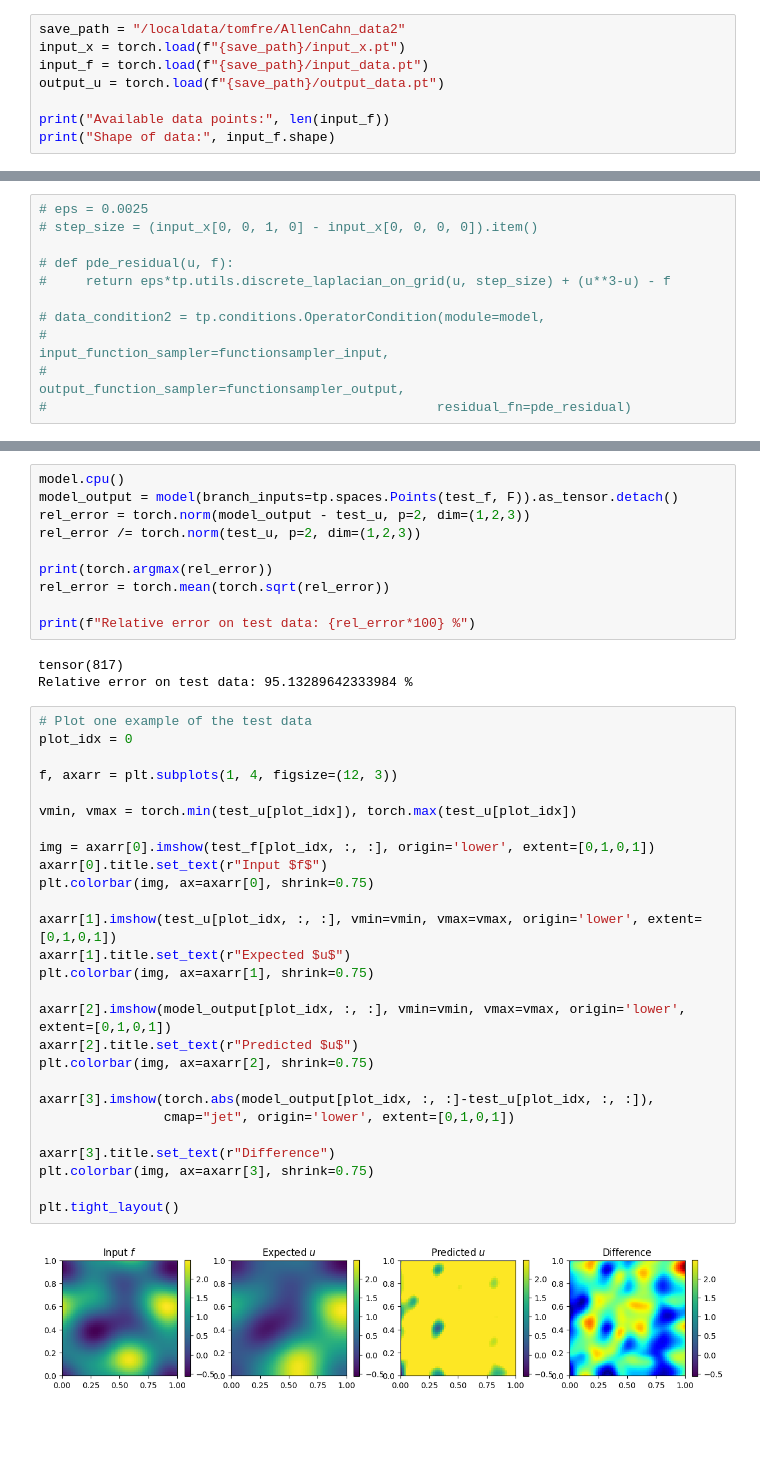
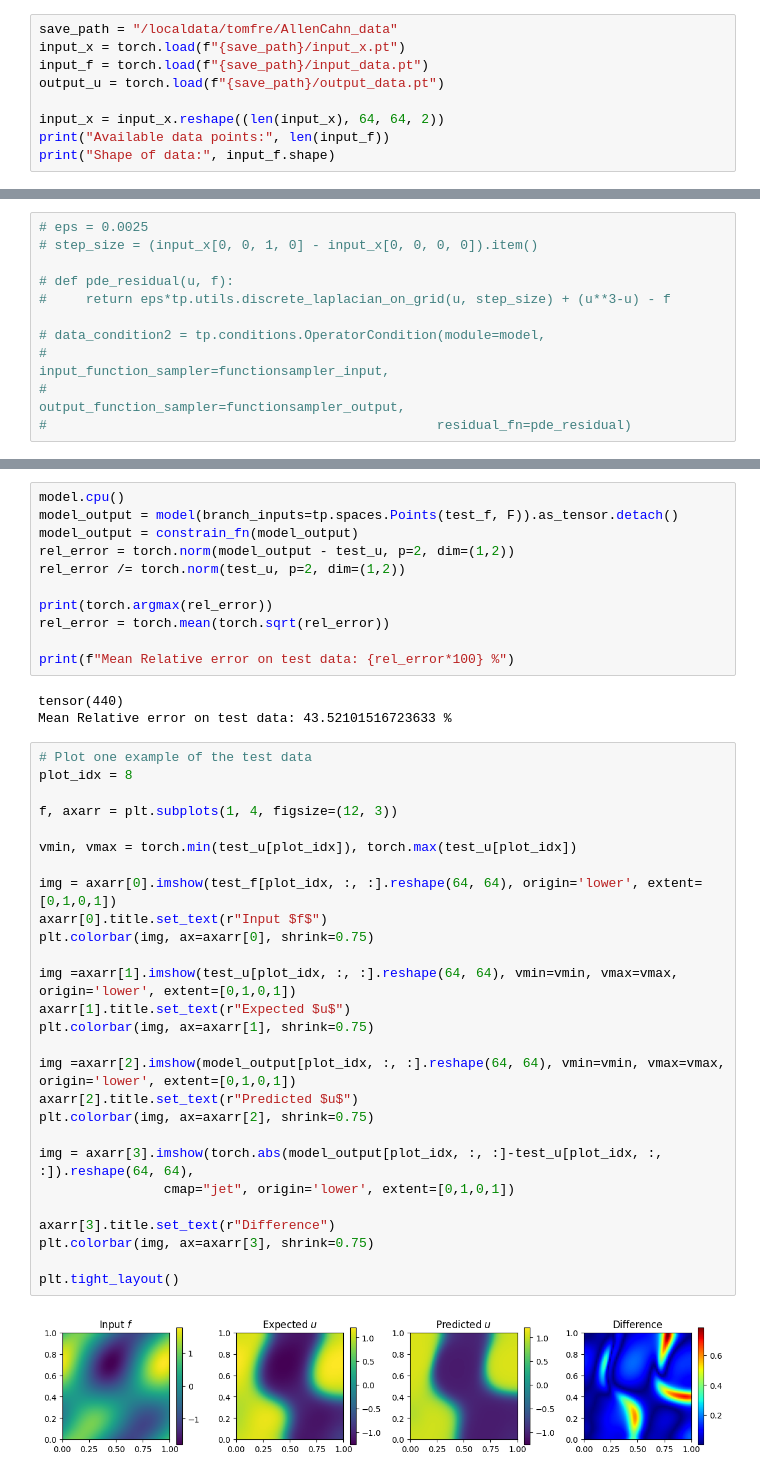
Before and after one commit to TomF98/torchphysics, a Jupyter notebook: examples/Day1_Track2/DeepONet_2.ipynb, the cells around one changed output, grey strips where cells are left out. Drawn from its saved outputs; the diff is of its cells as text; blank space fills up the shorter version.

Commit message:
Fix typos
Signed-off-by: Tom Freudenberg <tomfre@uni-bremen.de>

```diff
--- a/examples/Day1_Track2/DeepONet_2.ipynb
+++ b/examples/Day1_Track2/DeepONet_2.ipynb
@@ -19,9 +19,10 @@ os.environ["CUDA_VISIBLE_DEVICES"] = "4"
 # %%
-save_path = "/localdata/tomfre/AllenCahn_data2"
+save_path = "/localdata/tomfre/AllenCahn_data"
 input_x = torch.load(f"{save_path}/input_x.pt")
 input_f = torch.load(f"{save_path}/input_data.pt")
 output_u = torch.load(f"{save_path}/output_data.pt")
 
+input_x = input_x.reshape((len(input_x), 64, 64, 2))
 print("Available data points:", len(input_f))
 print("Shape of data:", input_f.shape)
 # %% [output]
@@ -171,42 +169,43 @@ LOCAL_RANK: 0 - CUDA_VISIBLE_DEVICES: [4]
 # %%
 model.cpu()
 model_output = model(branch_inputs=tp.spaces.Points(test_f, F)).as_tensor.detach()
-rel_error = torch.norm(model_output - test_u, p=2, dim=(1,2,3))
-rel_error /= torch.norm(test_u, p=2, dim=(1,2,3))
+model_output = constrain_fn(model_output)
+rel_error = torch.norm(model_output - test_u, p=2, dim=(1,2))
+rel_error /= torch.norm(test_u, p=2, dim=(1,2))
 
 print(torch.argmax(rel_error))
 rel_error = torch.mean(torch.sqrt(rel_error))
 
-print(f"Relative error on test data: {rel_error*100} %")
+print(f"Mean Relative error on test data: {rel_error*100} %")
 # %% [output]
-tensor(817)
-Relative error on test data: 95.13289642333984 %
+tensor(440)
+Mean Relative error on test data: 43.52101516723633 %
 # %%
 # Plot one example of the test data
-plot_idx = 0
+plot_idx = 8
 
 f, axarr = plt.subplots(1, 4, figsize=(12, 3))
 
 vmin, vmax = torch.min(test_u[plot_idx]), torch.max(test_u[plot_idx])
 
-img = axarr[0].imshow(test_f[plot_idx, :, :], origin='lower', extent=[0,1,0,1])
+img = axarr[0].imshow(test_f[plot_idx, :, :].reshape(64, 64), origin='lower', extent=[0,1,0,1])
 axarr[0].title.set_text(r"Input $f$")
 plt.colorbar(img, ax=axarr[0], shrink=0.75)
 
-axarr[1].imshow(test_u[plot_idx, :, :], vmin=vmin, vmax=vmax, origin='lower', extent=[0,1,0,1])
+img =axarr[1].imshow(test_u[plot_idx, :, :].reshape(64, 64), vmin=vmin, vmax=vmax, origin='lower', extent=[0,1,0,1])
 axarr[1].title.set_text(r"Expected $u$")
 plt.colorbar(img, ax=axarr[1], shrink=0.75)
 
-axarr[2].imshow(model_output[plot_idx, :, :], vmin=vmin, vmax=vmax, origin='lower', extent=[0,1,0,1])
+img =axarr[2].imshow(model_output[plot_idx, :, :].reshape(64, 64), vmin=vmin, vmax=vmax, origin='lower', extent=[0,1,0,1])
 axarr[2].title.set_text(r"Predicted $u$")
 plt.colorbar(img, ax=axarr[2], shrink=0.75)
 
-axarr[3].imshow(torch.abs(model_output[plot_idx, :, :]-test_u[plot_idx, :, :]),
+img = axarr[3].imshow(torch.abs(model_output[plot_idx, :, :]-test_u[plot_idx, :, :]).reshape(64, 64),
                 cmap="jet", origin='lower', extent=[0,1,0,1])
 
 axarr[3].title.set_text(r"Difference")
 plt.colorbar(img, ax=axarr[3], shrink=0.75)
 
 plt.tight_layout()
 # %% [output]
-[figure, old version]
+[figure, new version]
```
Also changed, not shown: parts of 5 cells of this notebook, 4 other files.
